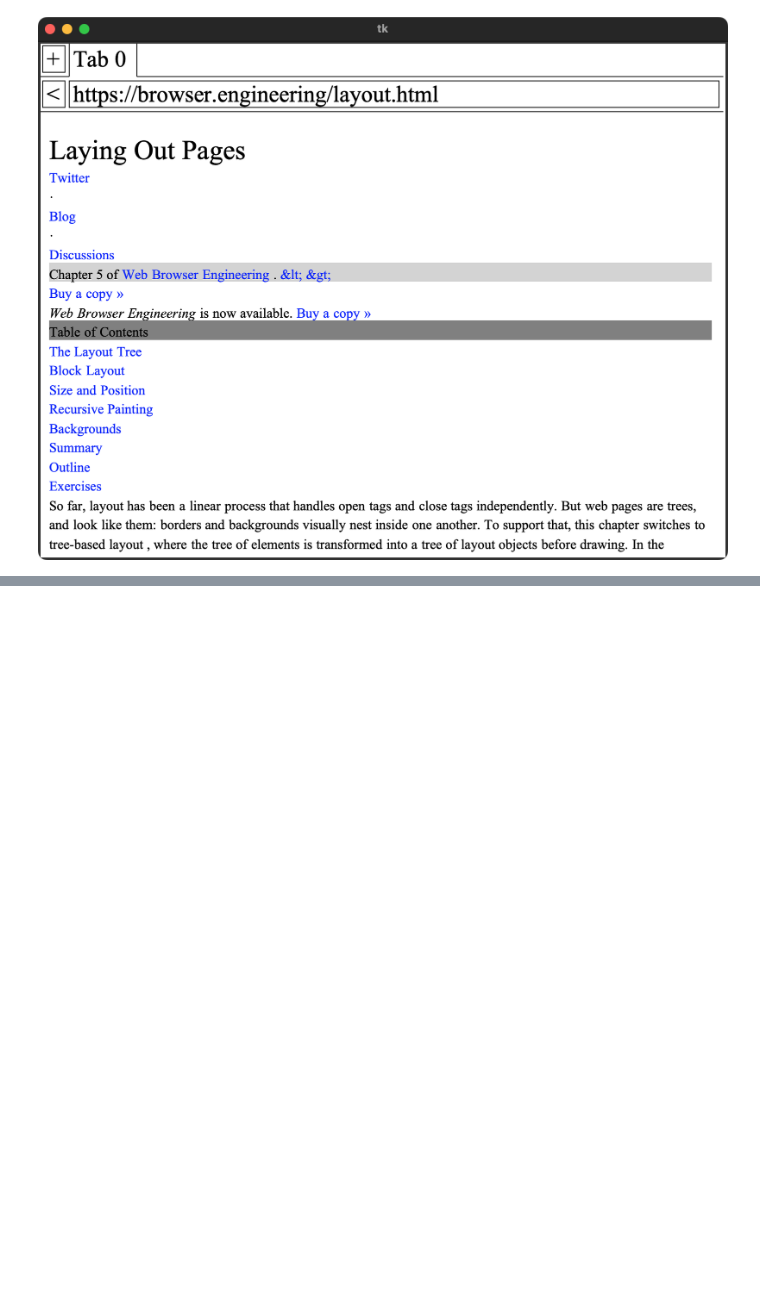
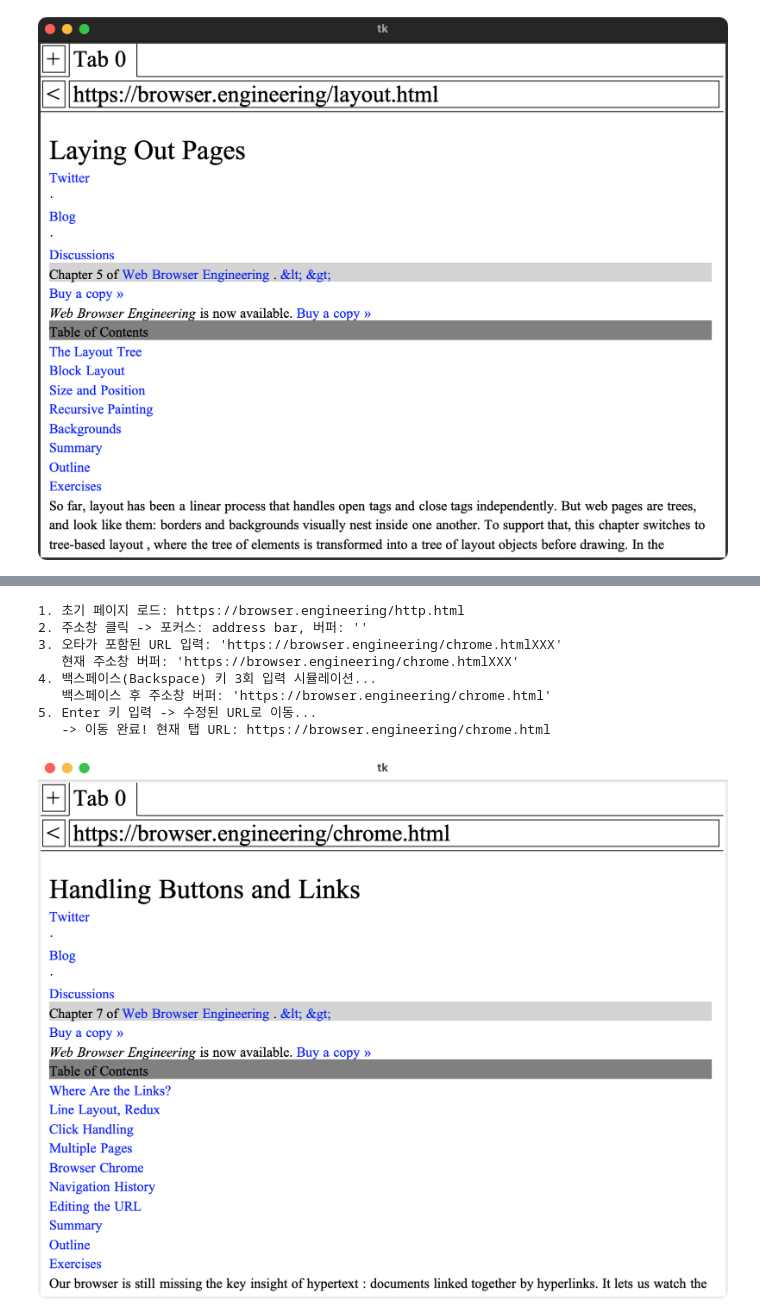
Before and after one commit to r4k0nb4k0n/browser-engineering-study, a Jupyter notebook: part-2-handling-buttons-and-links-7-hyperlinks-and-browser-chrome.ipynb, the cells around one changed output, grey strips where cells are left out. Saved outputs shown, nothing was run; the diff lists cells and outputs as text; code cells hidden in the pictures; blank space fills up the shorter version.

Commit message:
feat: add exercise 7-1 backspace

```diff
--- a/part-2-handling-buttons-and-links-7-hyperlinks-and-browser-chrome.ipynb
+++ b/part-2-handling-buttons-and-links-7-hyperlinks-and-browser-chrome.ipynb
@@ -369,0 +374,64 @@ display_tk_window(browser.window, settle_seconds=0.4)
+# %%
+import importlib
+import browser.browser
+import browser.layout
+import browser.url
+importlib.reload(browser.url)
+importlib.reload(browser.layout)
+importlib.reload(browser.browser)
+
+from browser.browser import Browser, Tab, Chrome
+from browser.url import URL
+from browser.tk_capture import display_tk_window
+
+# 1. 브라우저 생성 및 초기 페이지 로드
+browser = Browser()
+browser.new_tab(URL("https://browser.engineering/http.html"))
+print(f"1. 초기 페이지 로드: {browser.active_tab.url}")
+
+# 2. 주소창 클릭 (포커스 획득 및 주소창 비우기)
+class MockClick:
+    def __init__(self, x, y):
+        self.x = x
+        self.y = y
+
+addr_x = browser.chrome.address_rect.left + 10
+addr_y = browser.chrome.address_rect.top + 10
+browser.handle_click(MockClick(addr_x, addr_y))
+print(f"2. 주소창 클릭 -> 포커스: {browser.chrome.focus}, 버퍼: '{browser.chrome.address_bar}'")
+
+# 3. 키보드로 오타가 포함된 URL 타이핑 시뮬레이션
+class MockKeyEvent:
+    def __init__(self, char):
+        self.char = char
+
+typo_url = "https://browser.engineering/chrome.htmlXXX"
+print(f"3. 오타가 포함된 URL 입력: '{typo_url}'")
+for ch in typo_url:
+    browser.handle_key(MockKeyEvent(ch))
+print(f"   현재 주소창 버퍼: '{browser.chrome.address_bar}'")
+
+# 4. 백스페이스 키 3회 입력 시뮬레이션 (XXX 삭제)
+print("4. 백스페이스(Backspace) 키 3회 입력 시뮬레이션...")
+for _ in range(3):
+    browser.handle_backspace(None)
+print(f"   백스페이스 후 주소창 버퍼: '{browser.chrome.address_bar}'")
+
+# 5. 엔터(Return) 키 입력으로 해당 페이지로 이동
+print("5. Enter 키 입력 -> 수정된 URL로 이동...")
+browser.handle_enter(None)
+print(f"   -> 이동 완료! 현재 탭 URL: {browser.active_tab.url}")
+
+browser.draw()
+# 6. 백스페이스로 올바르게 수정한 후 로드된 chrome.html 화면 캡처 출력
+display_tk_window(browser.window, settle_seconds=0.4)
+# %% [output]
+1. 초기 페이지 로드: https://browser.engineering/http.html
+2. 주소창 클릭 -> 포커스: address bar, 버퍼: ''
+3. 오타가 포함된 URL 입력: 'https://browser.engineering/chrome.htmlXXX'
+   현재 주소창 버퍼: 'https://browser.engineering/chrome.htmlXXX'
+4. 백스페이스(Backspace) 키 3회 입력 시뮬레이션...
+   백스페이스 후 주소창 버퍼: 'https://browser.engineering/chrome.html'
+5. Enter 키 입력 -> 수정된 URL로 이동...
+   -> 이동 완료! 현재 탭 URL: https://browser.engineering/chrome.html
+[figure, added]
```
Also changed, not shown: parts of 1 cell of this notebook, 1 other file.
